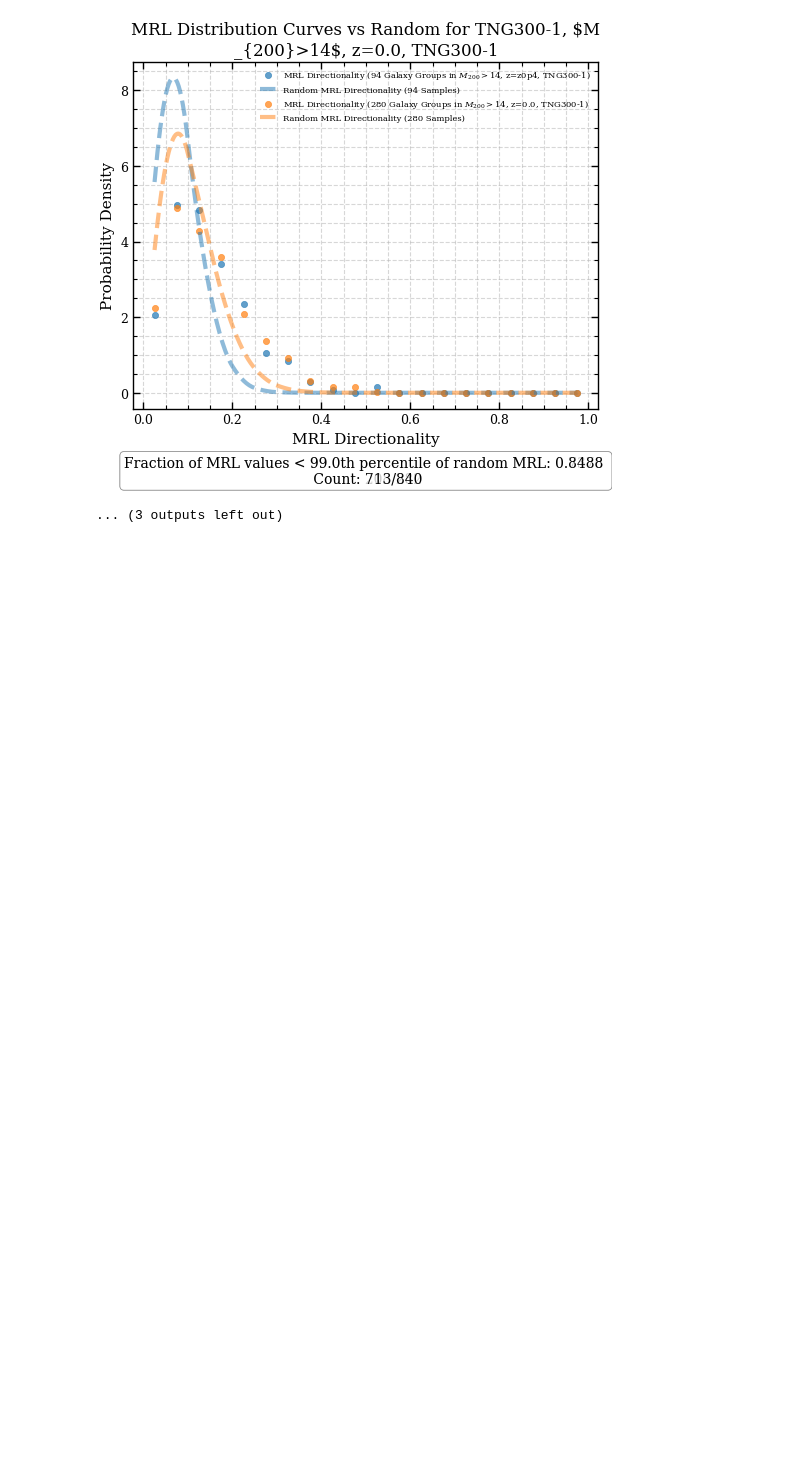
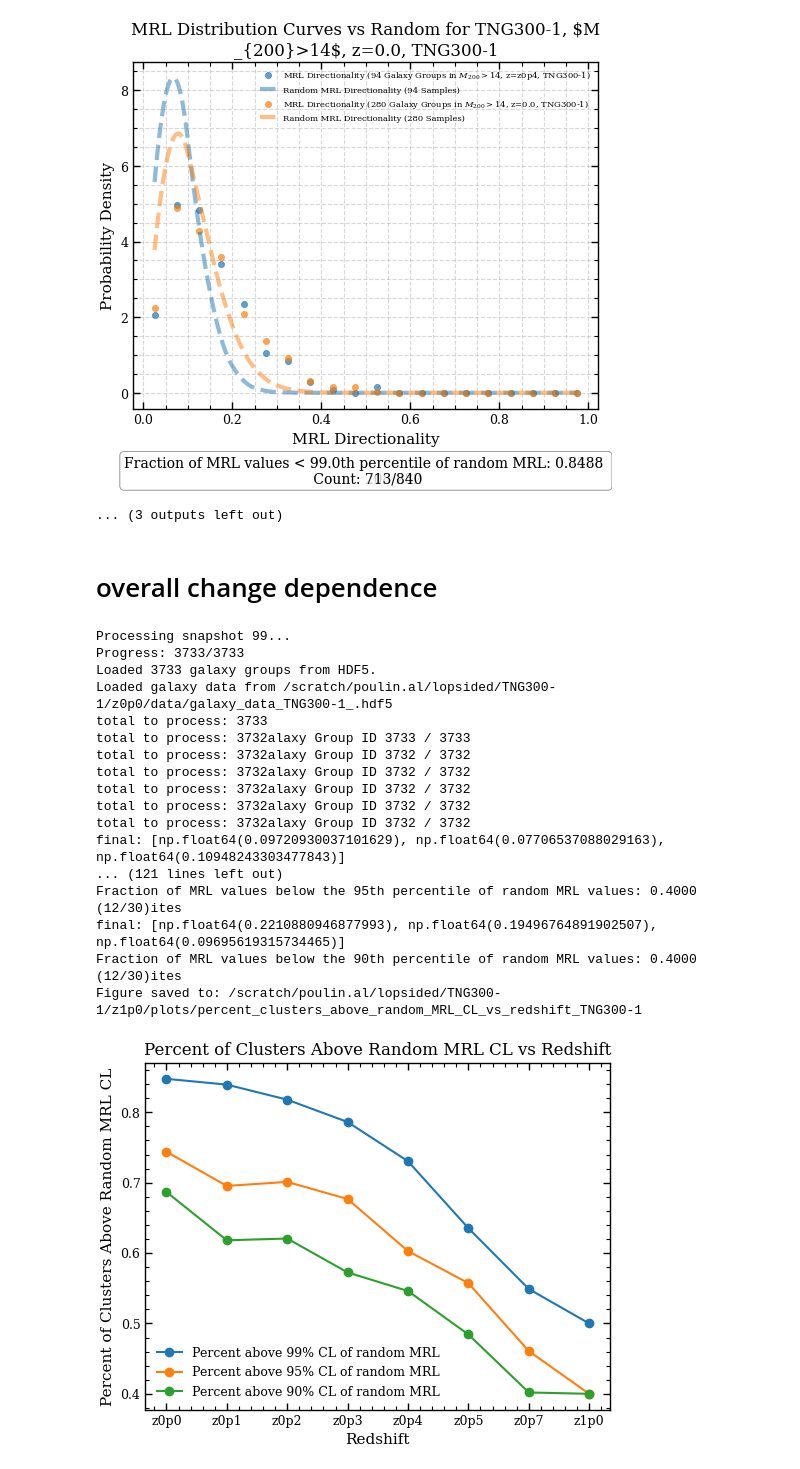
Before and after one commit to poulinal/sat-lopsidedness, a Jupyter notebook: src/myproject/redshiftGalaxyGroup-computeallplots.ipynb, the cells around one changed output. Drawn from its saved outputs; the diff is of its cells as text; code cells hidden in the pictures; blank space fills up the shorter version.

Commit message:
MRL and pairwise dependence across redshift

```diff
--- a/src/myproject/redshiftGalaxyGroup-computeallplots.ipynb
+++ b/src/myproject/redshiftGalaxyGroup-computeallplots.ipynb
@@ -424,3 +426,56 @@ Figure saved to: /scratch/poulin.al/lopsided/TNG300-1/z1p0/plots/mrl_difference_
 [figure]
 [figure]
 ... (3 outputs left out)
+# %% [markdown]
+# overall change dependence
+# %%
+#get the percent of cluters over 99% CL of random MRL, 95%, 90% and plot it across redshift
+from myproject.utilities.snapshotEnum import SnapshotEnum
+from myproject.utilities.plottingTools import AstroPlotter
+redshifts = []
+percentAbove99 = []
+percentAbove95 = []
+percentAbove90 = []
+for snapshot in SnapshotEnum.getAllSnapshots():
+    if snapshot[0] < 45:
+        continue #too high redshift
+    # if snapshot[0] == 99: #already processed these snapshots
+    #     continue
+    # if snapshot[0] > 60:
+    #     continue
+    print(f"Processing snapshot {snapshot[0]}...")
+    galaxyAnalysisZ0.setSnapshot(snapshot[0])
+    redshifts.append(galaxyAnalysisZ0.snapshot_dic[snapshot[0]][1])
+    percentAbove99.append(galaxyAnalysisZ0.getPercentOfClustersAboveRandomMRLCL(galaxyAnalysisZ0.filtered_gt14_list_of_galaxy_groups, percentageMRL=99)[0][0]) # get the fraction above the percentile, which is the first element of the tuple returned by getPercentOfClustersAboveRandomMRLCL
+    percentAbove95.append(galaxyAnalysisZ0.getPercentOfClustersAboveRandomMRLCL(galaxyAnalysisZ0.filtered_gt14_list_of_galaxy_groups, percentageMRL=95)[0][0])
+    percentAbove90.append(galaxyAnalysisZ0.getPercentOfClustersAboveRandomMRLCL(galaxyAnalysisZ0.filtered_gt14_list_of_galaxy_groups, percentageMRL=90)[0][0])
+
+MRL_CL_plotter = AstroPlotter()
+MRL_CL_fig, MRL_CL_ax = MRL_CL_plotter.create_figure()
+MRL_CL_ax.plot(redshifts, percentAbove99, label='Percent above 99% CL of random MRL', marker='o')
+MRL_CL_ax.plot(redshifts, percentAbove95, label='Percent above 95% CL of random MRL', marker='o')
+MRL_CL_ax.plot(redshifts, percentAbove90, label='Percent above 90% CL of random MRL', marker='o')
+MRL_CL_ax.set_xlabel('Redshift')
+MRL_CL_ax.set_ylabel('Percent of Clusters Above Random MRL CL')
+MRL_CL_ax.set_title('Percent of Clusters Above Random MRL CL vs Redshift')
+MRL_CL_ax.legend()
+MRL_CL_plotter.save_figure(MRL_CL_fig, galaxyAnalysisZ0.scratchPlotDirc + f'/percent_clusters_above_random_MRL_CL_vs_redshift_{galaxyAnalysisZ0.sim}{galaxyAnalysisZ0.plotEndingFormat}')
+# %% [output]
+Processing snapshot 99...
+Progress: 3733/3733
+Loaded 3733 galaxy groups from HDF5.
+Loaded galaxy data from /scratch/poulin.al/lopsided/TNG300-1/z0p0/data/galaxy_data_TNG300-1_.hdf5
+total to process: 3733
+total to process: 3732alaxy Group ID 3733 / 3733
+total to process: 3732alaxy Group ID 3732 / 3732
+total to process: 3732alaxy Group ID 3732 / 3732
+total to process: 3732alaxy Group ID 3732 / 3732
+total to process: 3732alaxy Group ID 3732 / 3732
+total to process: 3732alaxy Group ID 3732 / 3732
+final: [np.float64(0.09720930037101629), np.float64(0.07706537088029163), np.float64(0.10948243303477843)]
+... (121 lines left out)
+Fraction of MRL values below the 95th percentile of random MRL values: 0.4000 (12/30)ites
+final: [np.float64(0.2210880946877993), np.float64(0.19496764891902507), np.float64(0.09695619315734465)]
+Fraction of MRL values below the 90th percentile of random MRL values: 0.4000 (12/30)ites
+Figure saved to: /scratch/poulin.al/lopsided/TNG300-1/z1p0/plots/percent_clusters_above_random_MRL_CL_vs_redshift_TNG300-1
+[figure, added]
```
Also changed, not shown: parts of 3 cells of this notebook, 1 other file.
